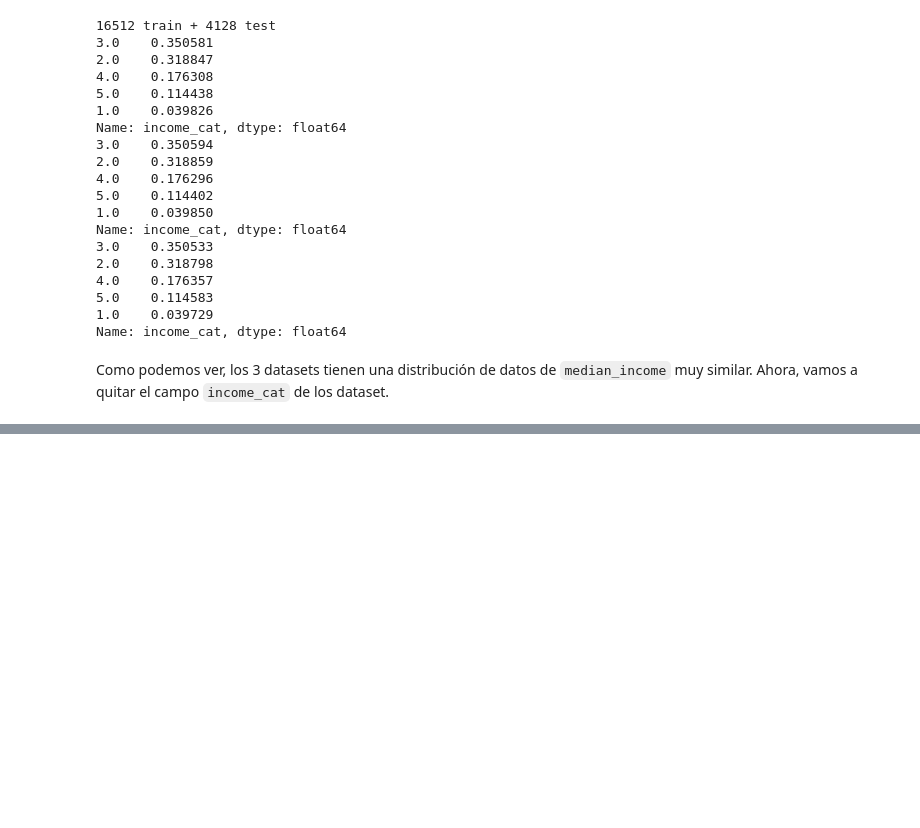
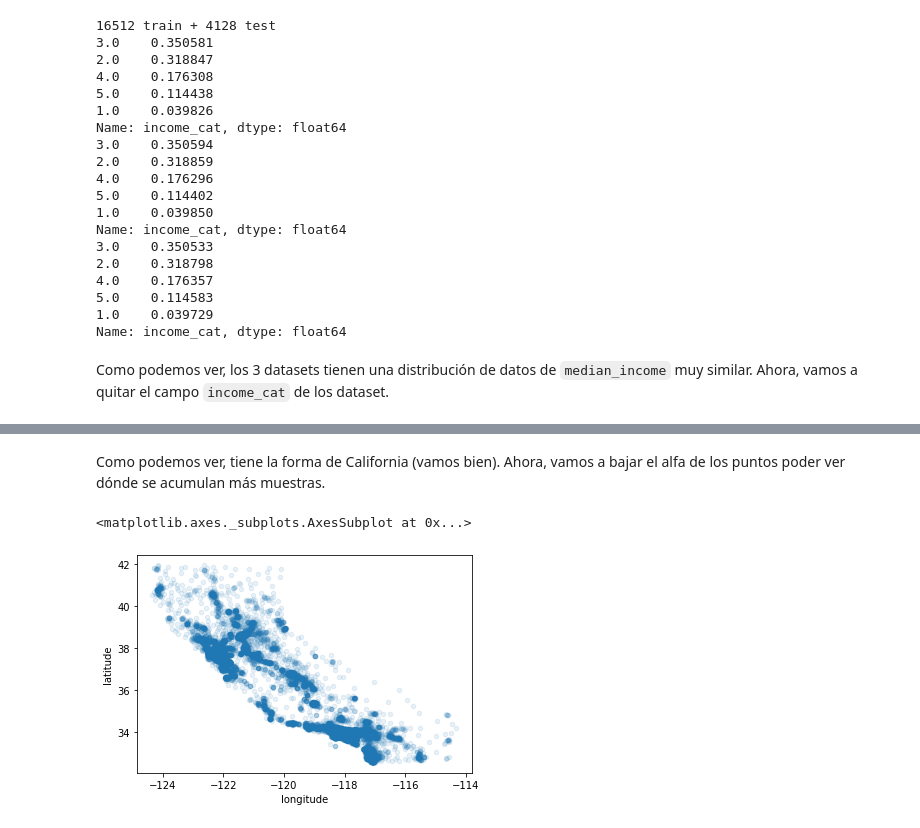
Before and after one commit to ikeinyyo/HandsOnMachineLearning, a Jupyter notebook: chapter-002/01 - Housing.ipynb, the cells around one changed output, grey strips where cells are left out. Drawn from its saved outputs; the diff is of its cells as text; code cells hidden in the pictures; blank space fills up the shorter version.

```diff
--- a/chapter-002/01 - Housing.ipynb
+++ b/chapter-002/01 - Housing.ipynb
@@ -190,0 +198,7 @@ for set in (strat_train_set, strat_test_set):
+# %% [markdown]
+Como podemos ver, tiene la forma de California (vamos bien). Ahora, vamos a bajar el alfa de los puntos poder ver dónde se acumulan más muestras.
+# %%
+df.plot(kind="scatter", x="longitude", y="latitude", alpha=0.1)
+# %% [output]
+<matplotlib.axes._subplots.AxesSubplot at 0x...>
+[figure, added]
```
Also changed, not shown: parts of 20 cells of this notebook.
